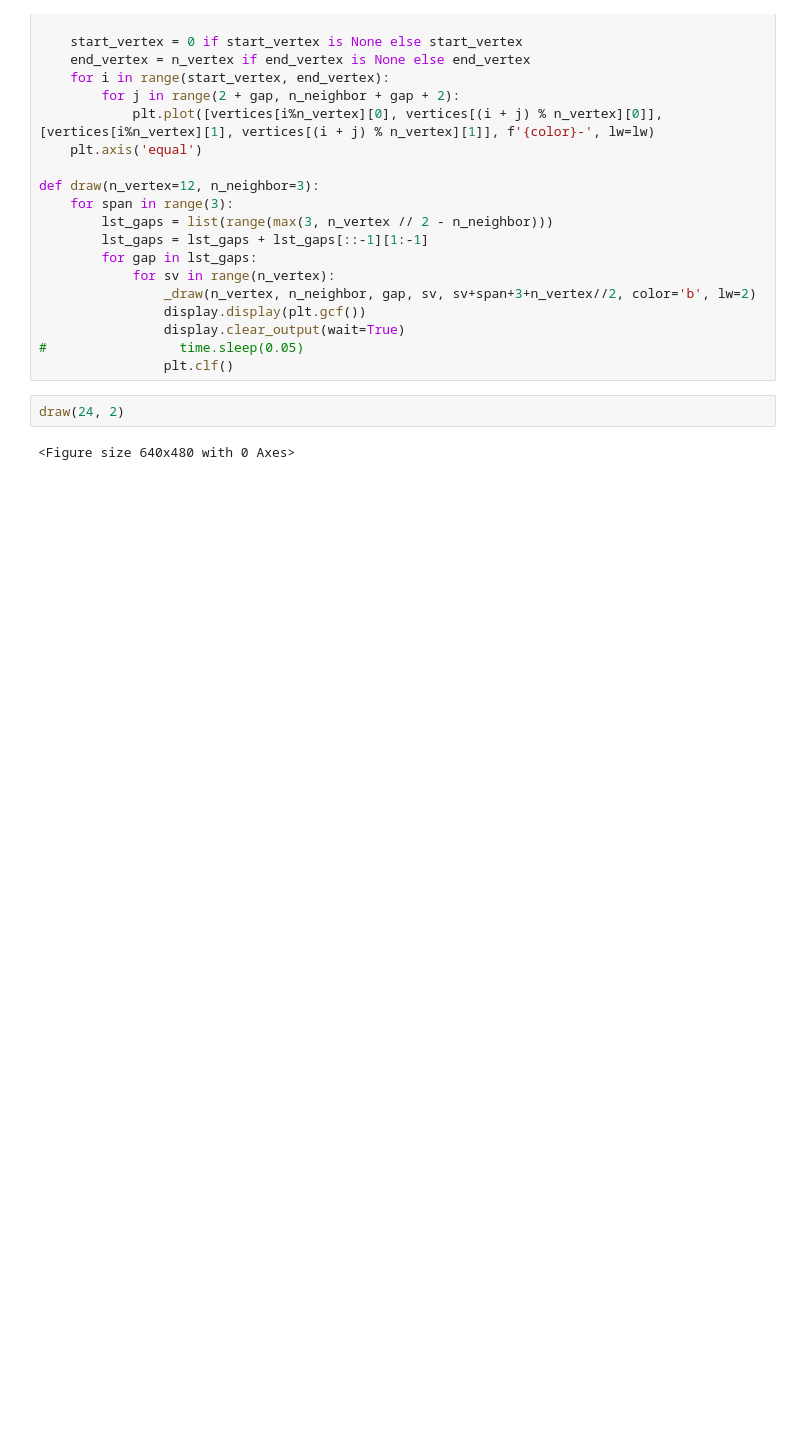
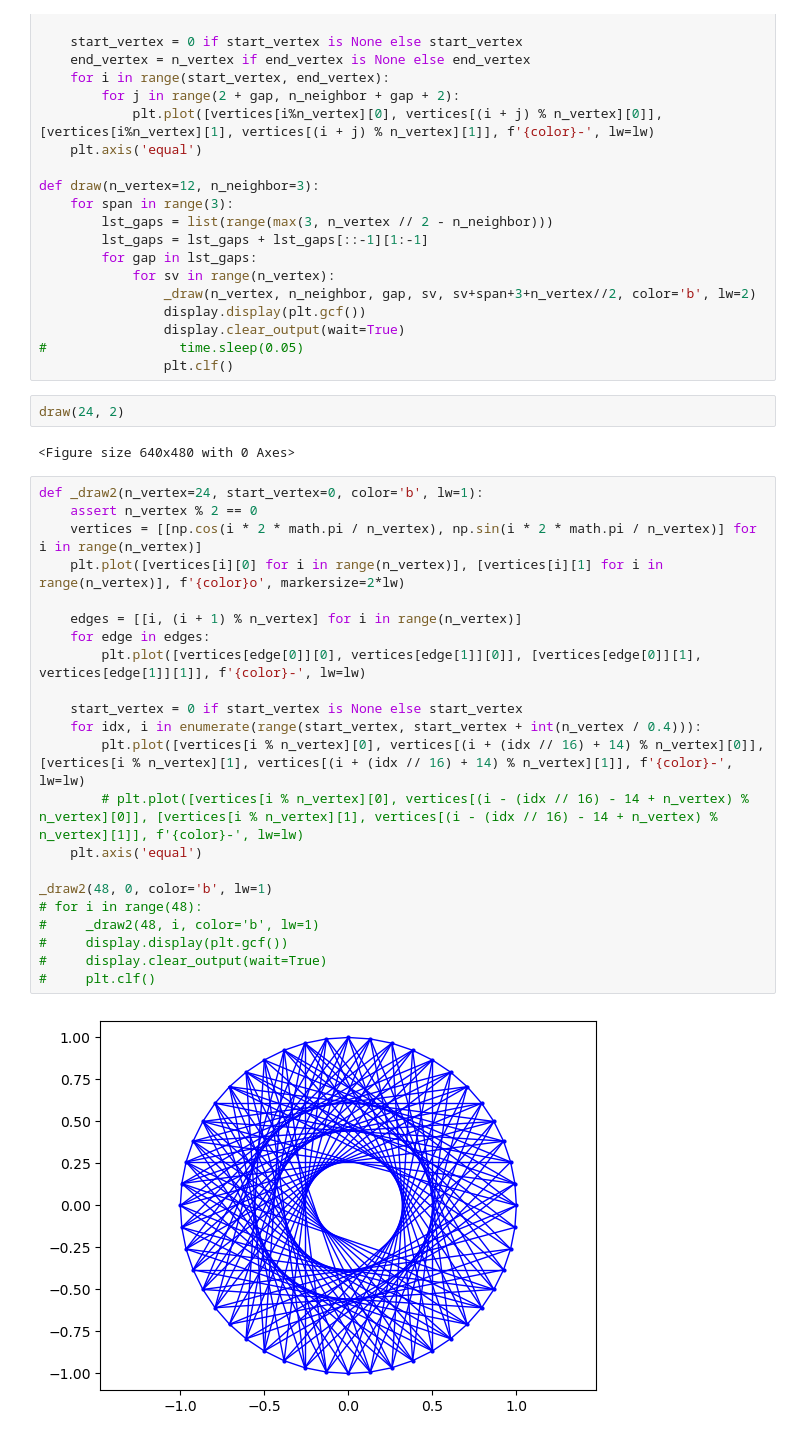
Before and after one commit to behrouzhs/random_fun, a Jupyter notebook: orbit/orbit.ipynb, the cells around one changed output. Cells and saved outputs as stored; diff of their text form; blank space fills up the shorter version.

```diff
--- a/orbit/orbit.ipynb
+++ b/orbit/orbit.ipynb
@@ -35,3 +35,27 @@ def draw(n_vertex=12, n_neighbor=3):
 draw(24, 2)
 # %% [output]
 <Figure size 640x480 with 0 Axes>
+# %%
+def _draw2(n_vertex=24, start_vertex=0, color='b', lw=1):
+    assert n_vertex % 2 == 0
+    vertices = [[np.cos(i * 2 * math.pi / n_vertex), np.sin(i * 2 * math.pi / n_vertex)] for i in range(n_vertex)]
+    plt.plot([vertices[i][0] for i in range(n_vertex)], [vertices[i][1] for i in range(n_vertex)], f'{color}o', markersize=2*lw)
+
+    edges = [[i, (i + 1) % n_vertex] for i in range(n_vertex)]
+    for edge in edges:
+        plt.plot([vertices[edge[0]][0], vertices[edge[1]][0]], [vertices[edge[0]][1], vertices[edge[1]][1]], f'{color}-', lw=lw)
+
+    start_vertex = 0 if start_vertex is None else start_vertex
+    for idx, i in enumerate(range(start_vertex, start_vertex + int(n_vertex / 0.4))):
+        plt.plot([vertices[i % n_vertex][0], vertices[(i + (idx // 16) + 14) % n_vertex][0]], [vertices[i % n_vertex][1], vertices[(i + (idx // 16) + 14) % n_vertex][1]], f'{color}-', lw=lw)
+        # plt.plot([vertices[i % n_vertex][0], vertices[(i - (idx // 16) - 14 + n_vertex) % n_vertex][0]], [vertices[i % n_vertex][1], vertices[(i - (idx // 16) - 14 + n_vertex) % n_vertex][1]], f'{color}-', lw=lw)
+    plt.axis('equal')
+
+_draw2(48, 0, color='b', lw=1)
+# for i in range(48):
+#     _draw2(48, i, color='b', lw=1)
+#     display.display(plt.gcf())
+#     display.clear_output(wait=True)
+#     plt.clf()
+# %% [output]
+[figure, added]
```
Also changed, not shown: parts of 2 cells of this notebook.
